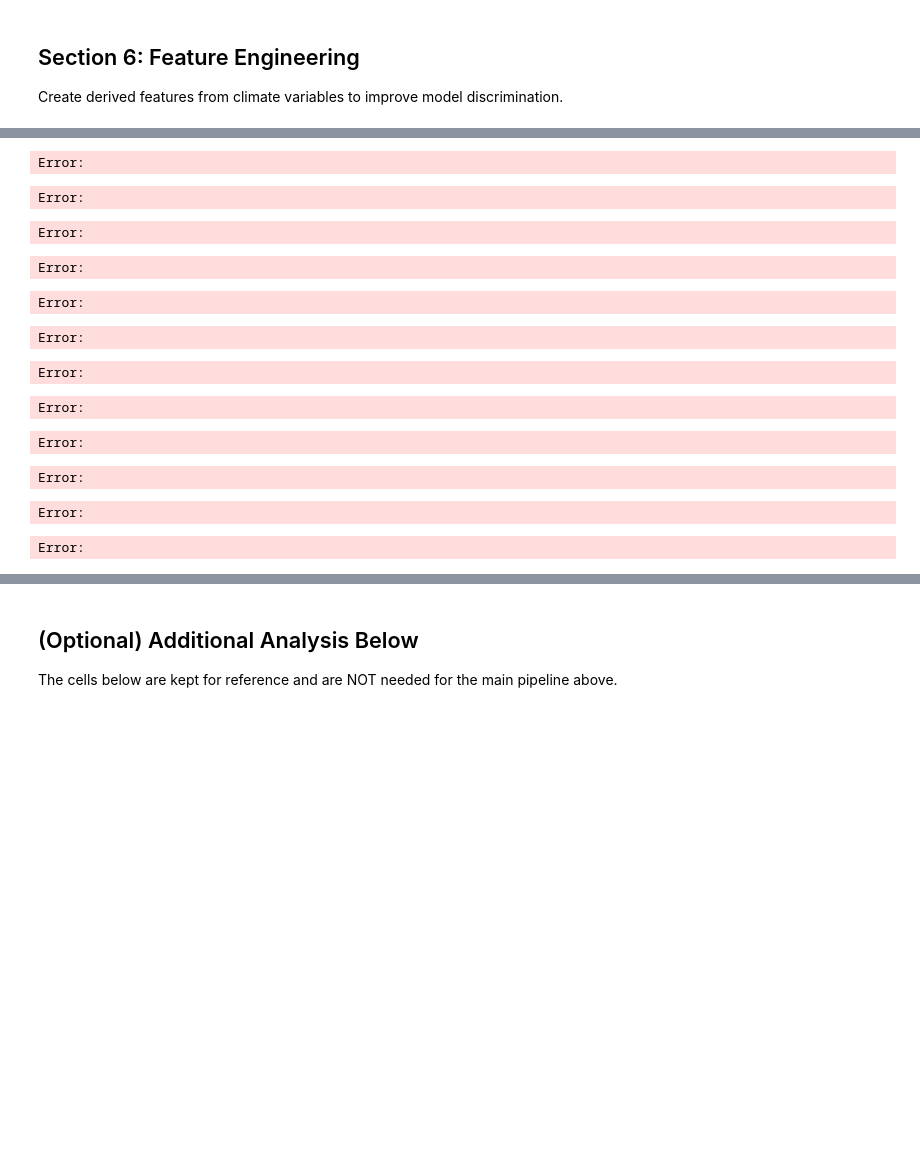
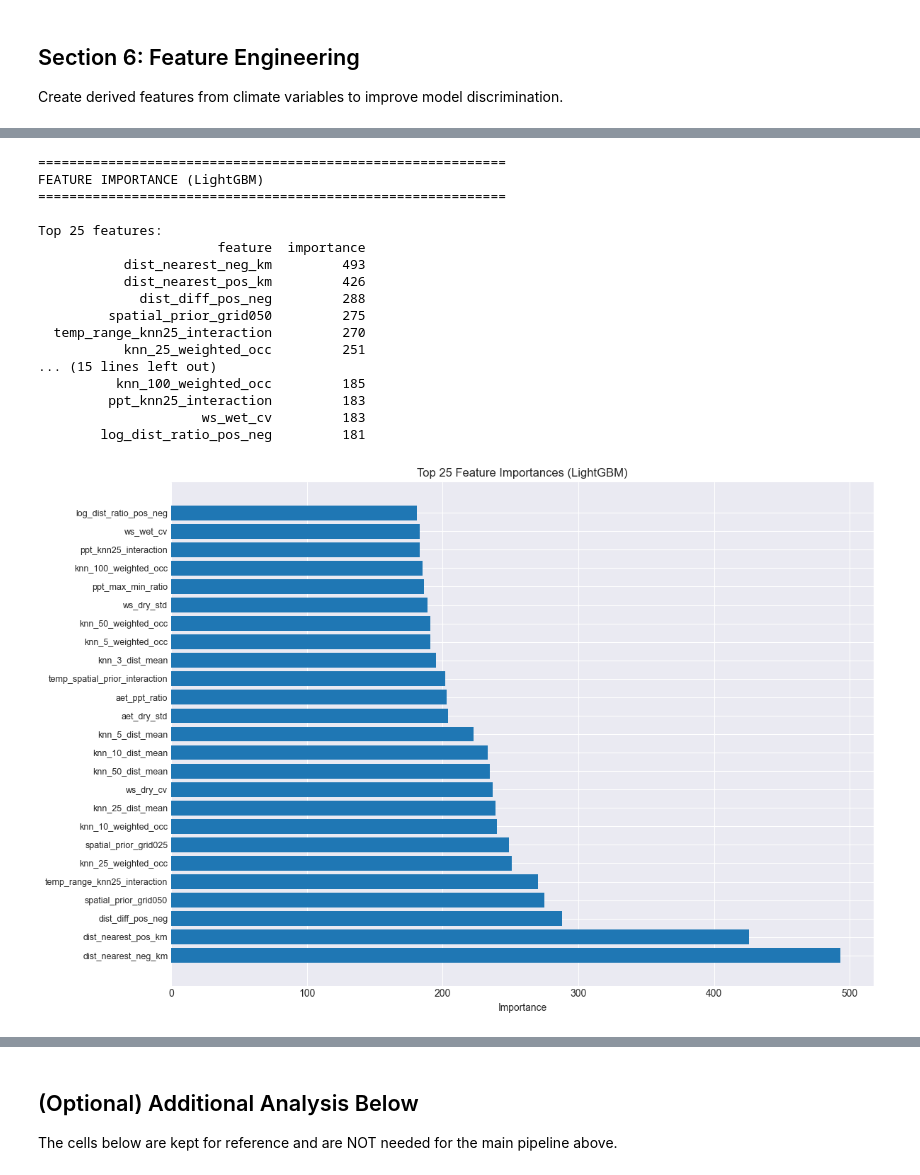
Before and after one commit to mathncode-sid/ey-biodiversity-challenge, a Jupyter notebook: Frog_Model_Advanced.ipynb, the cells around one changed output, grey strips where cells are left out. Drawn from its saved outputs; the diff is of its cells as text; code cells hidden in the pictures; blank space fills up the shorter version.

```diff
--- a/Frog_Model_Advanced.ipynb
+++ b/Frog_Model_Advanced.ipynb
@@ -1379,39 +1855,59 @@ Error:
 # %%
 # ============================================================
 # FEATURE IMPORTANCE ANALYSIS
 # ============================================================
 print("=" * 60)
 print("FEATURE IMPORTANCE (LightGBM)")
 print("=" * 60)
 
+importances = np.asarray(best_lgbm.feature_importances_)
+
+# Prefer feature names from the fitted LightGBM model to avoid length mismatches
+if hasattr(best_lgbm, 'feature_name_') and len(best_lgbm.feature_name_) == len(importances):
+    fi_features = list(best_lgbm.feature_name_)
+elif len(eng_feature_cols) == len(importances):
+    fi_features = list(eng_feature_cols)
+else:
+    fi_features = [f'feature_{i}' for i in range(len(importances))]
+    print(
+        f"Warning: feature-name mismatch (eng_feature_cols={len(eng_feature_cols)}, "
+        f"importances={len(importances)}). Using generic feature names."
+    )
+
 importance_df = pd.DataFrame({
-    'feature': eng_feature_cols,
-    'importance': best_lgbm.feature_importances_
+    'feature': fi_features,
+    'importance': importances
 }).sort_values('importance', ascending=False)
 
 print("\nTop 25 features:")
 print(importance_df.head(25).to_string(index=False))
 
 plt.figure(figsize=(12, 8))
 top_n = min(25, len(importance_df))
 plt.barh(range(top_n), importance_df['importance'].head(top_n).values)
 plt.yticks(range(top_n), importance_df['feature'].head(top_n).values, fontsize=9)
 plt.xlabel('Importance')
 plt.title('Top 25 Feature Importances (LightGBM)')
 plt.tight_layout()
 plt.show()
 # %% [output]
-Error:
+============================================================
+FEATURE IMPORTANCE (LightGBM)
+============================================================
+
+Top 25 features:
+                       feature  importance
+           dist_nearest_neg_km         493
+           dist_nearest_pos_km         426
+             dist_diff_pos_neg         288
+         spatial_prior_grid050         275
+  temp_range_knn25_interaction         270
+           knn_25_weighted_occ         251
+... (15 lines left out)
+          knn_100_weighted_occ         185
+         ppt_knn25_interaction         183
+                     ws_wet_cv         183
+        log_dist_ratio_pos_neg         181
-Error:
-Error:
-Error:
-Error:
-Error:
-Error:
-Error:
-Error:
-Error:
-Error:
-Error:
+[figure, added]
 # %%
 # ============================================================
```
Also changed, not shown: parts of 35 cells of this notebook, 1 other file.
